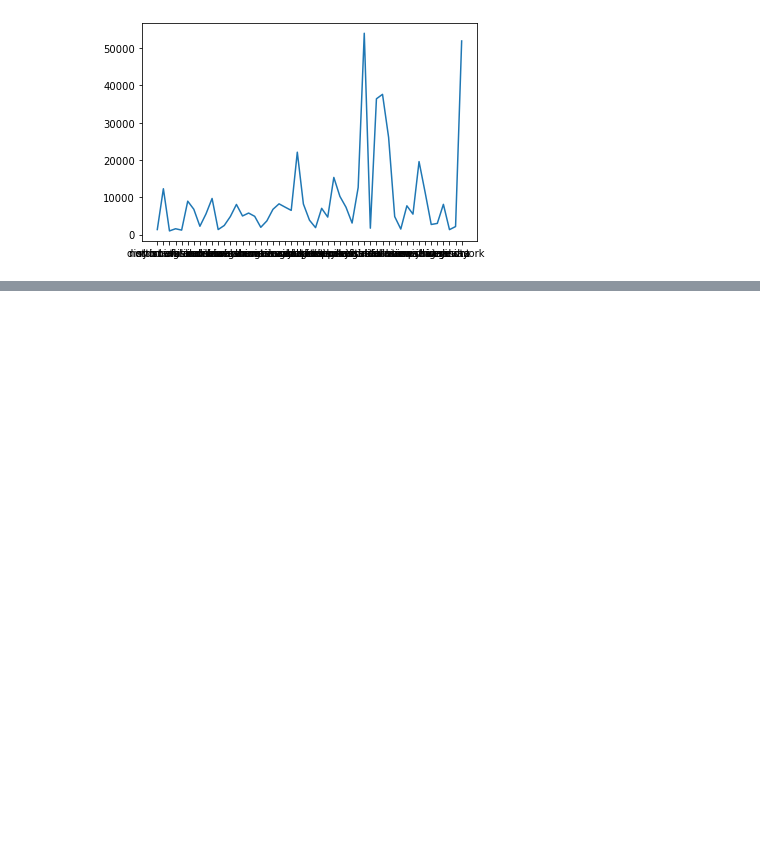
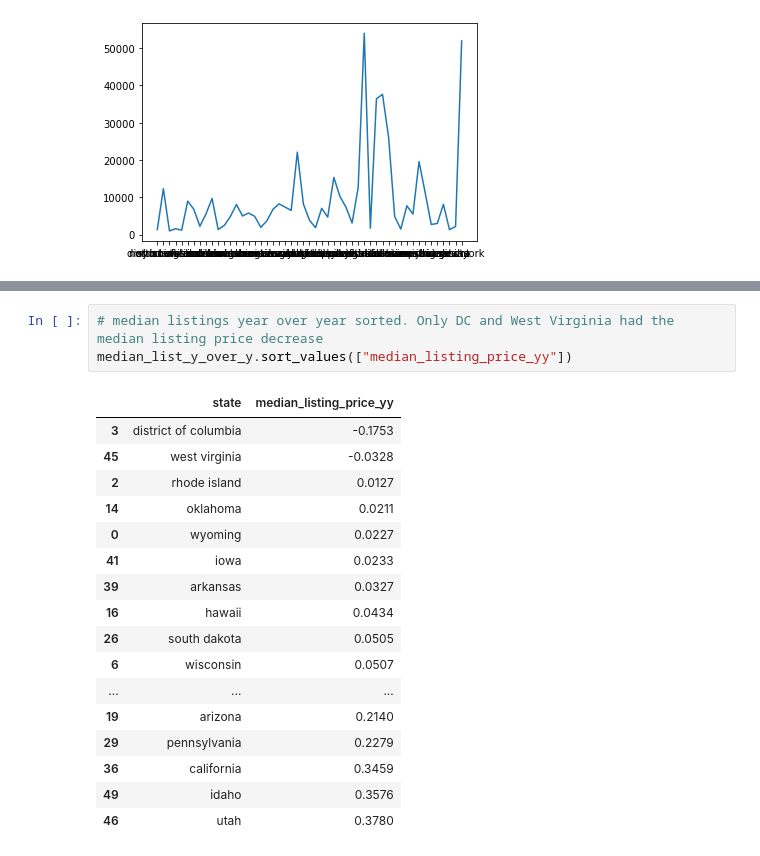
Before and after one commit to bdowd91/real_estate_data, a Jupyter notebook: file_exploration.ipynb, the cells around one changed output, grey strips where cells are left out. Drawn from its saved outputs; the diff is of its cells as text; blank space fills up the shorter version.

```diff
--- a/file_exploration.ipynb
+++ b/file_exploration.ipynb
@@ -52,0 +143,21 @@ plt.show()
+# %%
+# median listings year over year sorted. Only DC and West Virginia had the median listing price decrease
+median_list_y_over_y.sort_values(["median_listing_price_yy"])
+# %% [output]
+|  | state | median_listing_price_yy |
+| 3 | district of columbia | -0.1753 |
+| 45 | west virginia | -0.0328 |
+| 2 | rhode island | 0.0127 |
+| 14 | oklahoma | 0.0211 |
+| 0 | wyoming | 0.0227 |
+| 41 | iowa | 0.0233 |
+| 39 | arkansas | 0.0327 |
+| 16 | hawaii | 0.0434 |
+| 26 | south dakota | 0.0505 |
+| 6 | wisconsin | 0.0507 |
+| ... | ... | ... |
+| 19 | arizona | 0.2140 |
+| 29 | pennsylvania | 0.2279 |
+| 36 | california | 0.3459 |
+| 49 | idaho | 0.3576 |
+| 46 | utah | 0.3780 |
```
Also changed, not shown: parts of 7 cells of this notebook.
